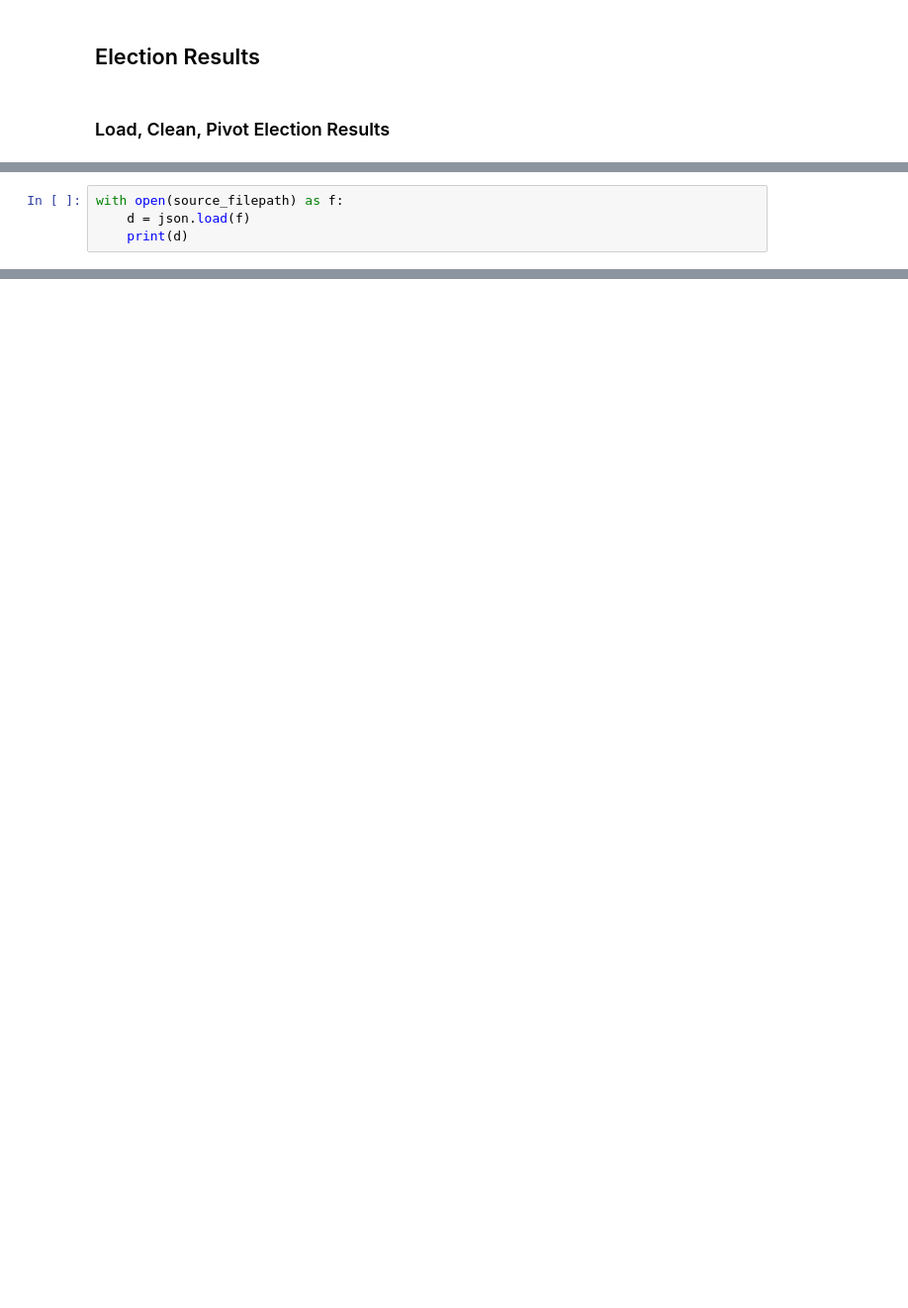
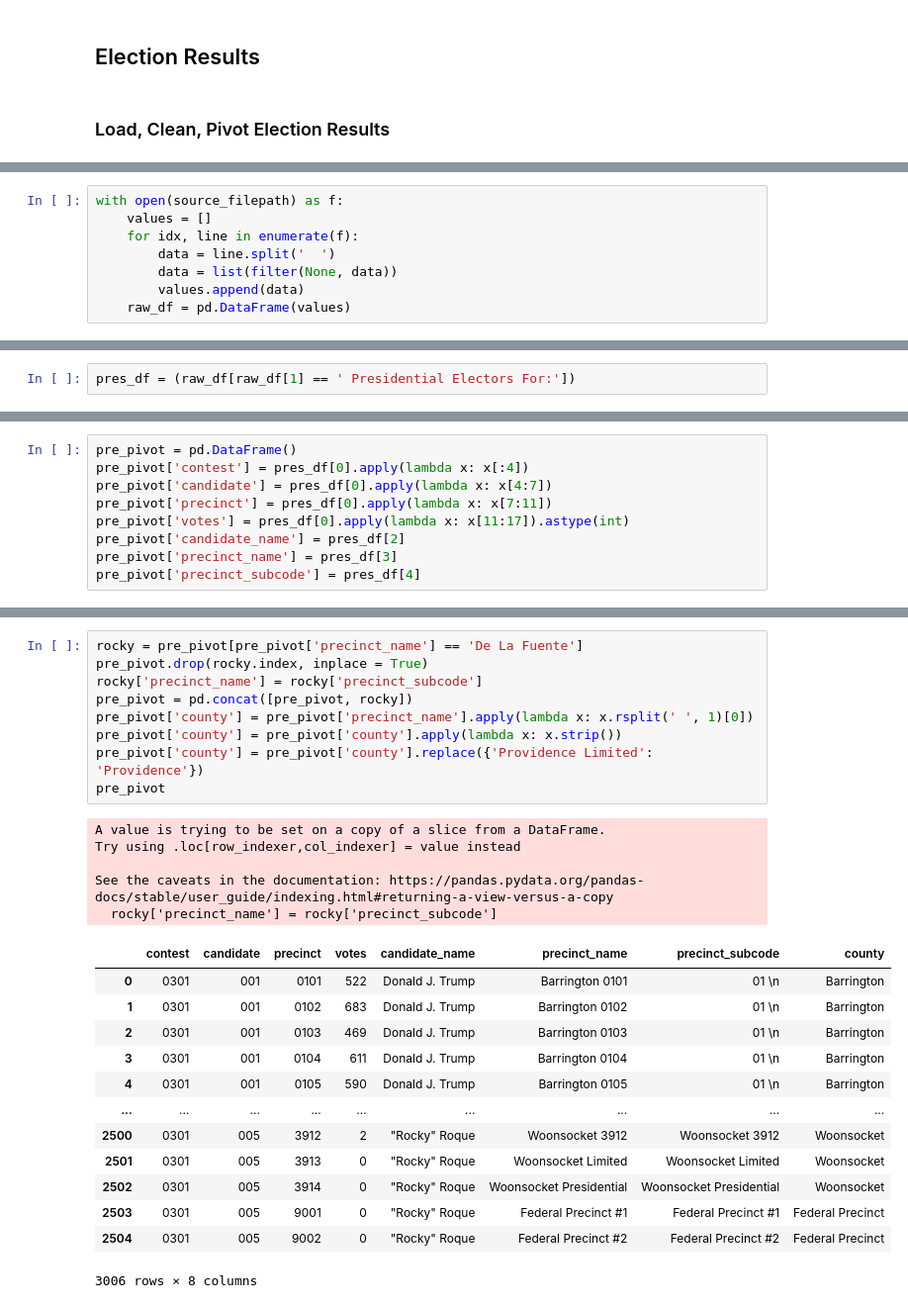
Before and after one commit to nonpartisan-redistricting-datahub/pdv-ri, a Jupyter notebook: vest-ri-2016/vest-ri-2016-validation.ipynb, the cells around one changed output, grey strips where cells are left out. Shown at 99% size. Saved outputs shown, nothing was run; the diff lists cells and outputs as text; blank space fills up the shorter version.

Commit message:
Finalize vote allocation and validation, only County by County level allocation left

```diff
--- a/vest-ri-2016/vest-ri-2016-validation.ipynb
+++ b/vest-ri-2016/vest-ri-2016-validation.ipynb
@@ -125,4 +275,0 @@ display(framefile)
-# %%
-with open(source_filepath) as f:
-    d = json.load(f)
-    print(d)
@@ -137,0 +278,8 @@ array([3.01001011e+99, 3.01001020e+99, 3.01001020e+99, ...,
+# %%
+with open(source_filepath) as f:
+    values = []
+    for idx, line in enumerate(f):
+        data = line.split('  ')
+        data = list(filter(None, data))
+        values.append(data)
+    raw_df = pd.DataFrame(values)
@@ -137,0 +288,2 @@ array([3.01001011e+99, 3.01001020e+99, 3.01001020e+99, ...,
+# %%
+pres_df = (raw_df[raw_df[1] == ' Presidential Electors For:'])
@@ -137,0 +292,9 @@ array([3.01001011e+99, 3.01001020e+99, 3.01001020e+99, ...,
+# %%
+pre_pivot = pd.DataFrame()
+pre_pivot['contest'] = pres_df[0].apply(lambda x: x[:4])
+pre_pivot['candidate'] = pres_df[0].apply(lambda x: x[4:7])
+pre_pivot['precinct'] = pres_df[0].apply(lambda x: x[7:11])
+pre_pivot['votes'] = pres_df[0].apply(lambda x: x[11:17]).astype(int)
+pre_pivot['candidate_name'] = pres_df[2]
+pre_pivot['precinct_name'] = pres_df[3]
+pre_pivot['precinct_subcode'] = pres_df[4]
@@ -137,0 +305,28 @@ array([3.01001011e+99, 3.01001020e+99, 3.01001020e+99, ...,
+# %%
+rocky = pre_pivot[pre_pivot['precinct_name'] == 'De La Fuente']
+pre_pivot.drop(rocky.index, inplace = True)
+rocky['precinct_name'] = rocky['precinct_subcode']
+pre_pivot = pd.concat([pre_pivot, rocky])
+pre_pivot['county'] = pre_pivot['precinct_name'].apply(lambda x: x.rsplit(' ', 1)[0])
+pre_pivot['county'] = pre_pivot['county'].apply(lambda x: x.strip())
+pre_pivot['county'] = pre_pivot['county'].replace({'Providence Limited': 'Providence'})
+pre_pivot
+# %% [output]
+A value is trying to be set on a copy of a slice from a DataFrame.
+Try using .loc[row_indexer,col_indexer] = value instead
+
+See the caveats in the documentation: https://pandas.pydata.org/pandas-docs/stable/user_guide/indexing.html#returning-a-view-versus-a-copy
+  rocky['precinct_name'] = rocky['precinct_subcode']
+|  | contest | candidate | precinct | votes | candidate_name | precinct_name | precinct_subcode | county |
+| 0 | 0301 | 001 | 0101 | 522 | Donald J. Trump | Barrington 0101 | 01 \n | Barrington |
+| 1 | 0301 | 001 | 0102 | 683 | Donald J. Trump | Barrington 0102 | 01 \n | Barrington |
+| 2 | 0301 | 001 | 0103 | 469 | Donald J. Trump | Barrington 0103 | 01 \n | Barrington |
+| 3 | 0301 | 001 | 0104 | 611 | Donald J. Trump | Barrington 0104 | 01 \n | Barrington |
+| 4 | 0301 | 001 | 0105 | 590 | Donald J. Trump | Barrington 0105 | 01 \n | Barrington |
+| ... | ... | ... | ... | ... | ... | ... | ... | ... |
+| 2500 | 0301 | 005 | 3912 | 2 | "Rocky" Roque | Woonsocket 3912 | Woonsocket 3912 | Woonsocket |
+| 2501 | 0301 | 005 | 3913 | 0 | "Rocky" Roque | Woonsocket Limited | Woonsocket Limited | Woonsocket |
+| 2502 | 0301 | 005 | 3914 | 0 | "Rocky" Roque | Woonsocket Presidential | Woonsocket Presidential | Woonsocket |
+| 2503 | 0301 | 005 | 9001 | 0 | "Rocky" Roque | Federal Precinct #1 | Federal Precinct #1 | Federal Precinct |
+| 2504 | 0301 | 005 | 9002 | 0 | "Rocky" Roque | Federal Precinct #2 | Federal Precinct #2 | Federal Precinct |
+3006 rows × 8 columns
```
Also changed, not shown: parts of 59 cells of this notebook.
